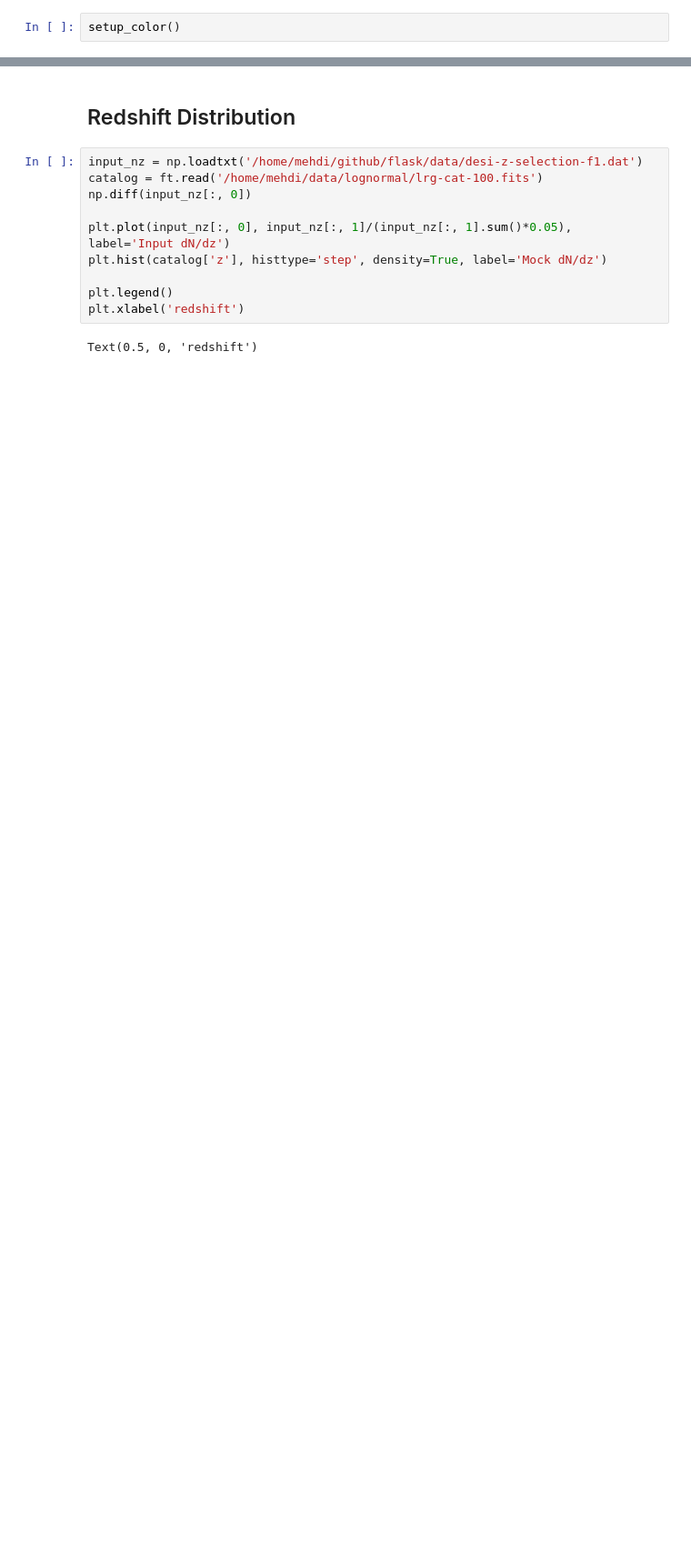
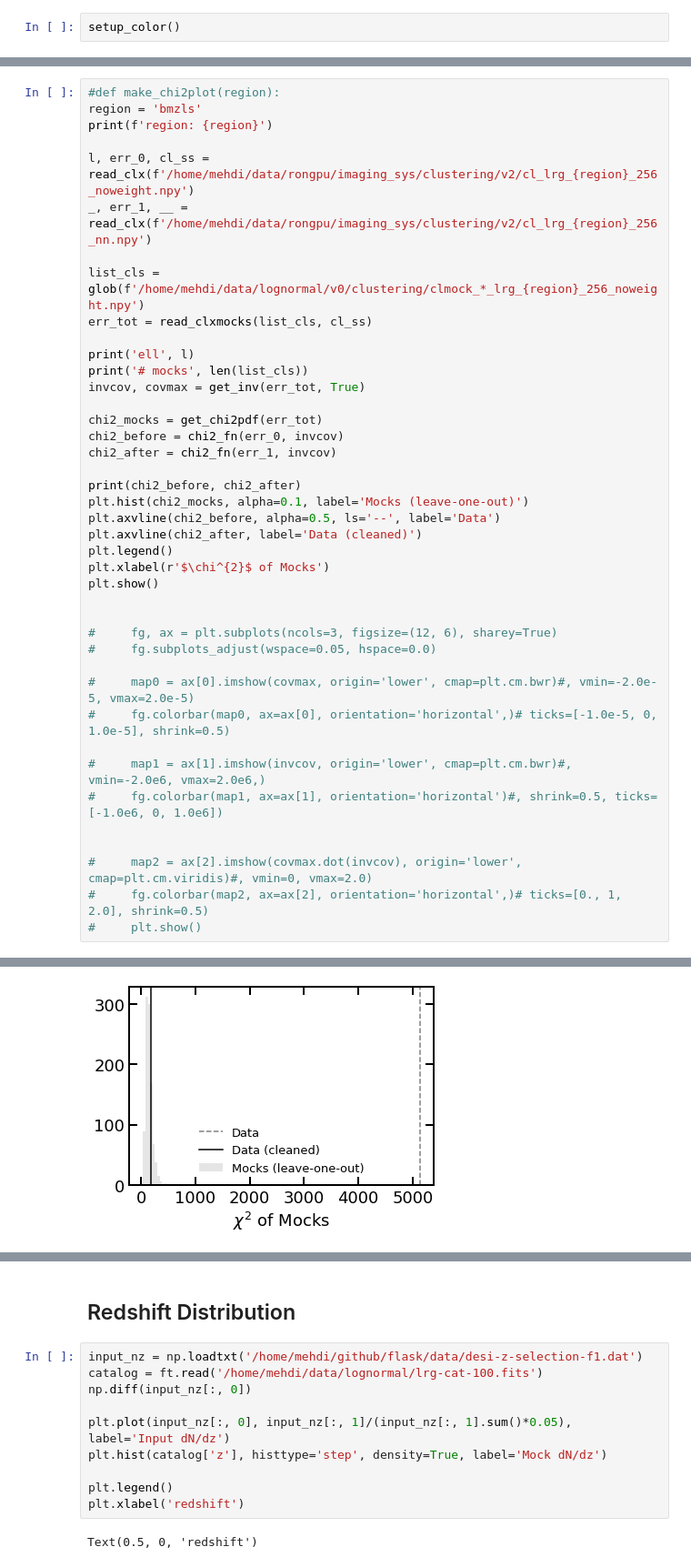
Before and after one commit to mehdirezaie/LSSutils, a Jupyter notebook: notebooks/desi/LognormalFlask.ipynb, the cells around one changed output, grey strips where cells are left out. Shown at 91% size. Cells and saved outputs as stored; diff of their text form; blank space fills up the shorter version.

Commit message:
read cl files

```diff
--- a/notebooks/desi/LognormalFlask.ipynb
+++ b/notebooks/desi/LognormalFlask.ipynb
@@ -17,0 +20,42 @@ setup_color()
+# %%
+#def make_chi2plot(region):
+region = 'bmzls'
+print(f'region: {region}')
+
+l, err_0, cl_ss = read_clx(f'/home/mehdi/data/rongpu/imaging_sys/clustering/v2/cl_lrg_{region}_256_noweight.npy')
+_, err_1, __ = read_clx(f'/home/mehdi/data/rongpu/imaging_sys/clustering/v2/cl_lrg_{region}_256_nn.npy')
+
+list_cls = glob(f'/home/mehdi/data/lognormal/v0/clustering/clmock_*_lrg_{region}_256_noweight.npy')
+err_tot = read_clxmocks(list_cls, cl_ss)
+
+print('ell', l)
+print('# mocks', len(list_cls))
+invcov, covmax = get_inv(err_tot, True)
+
+chi2_mocks = get_chi2pdf(err_tot)
+chi2_before = chi2_fn(err_0, invcov)
+chi2_after = chi2_fn(err_1, invcov)
+
+print(chi2_before, chi2_after)
+plt.hist(chi2_mocks, alpha=0.1, label='Mocks (leave-one-out)')
+plt.axvline(chi2_before, alpha=0.5, ls='--', label='Data')
+plt.axvline(chi2_after, label='Data (cleaned)')
+plt.legend()
+plt.xlabel(r'$\chi^{2}$ of Mocks')
+plt.show()
+
+
+#     fg, ax = plt.subplots(ncols=3, figsize=(12, 6), sharey=True)
+#     fg.subplots_adjust(wspace=0.05, hspace=0.0)
+
+#     map0 = ax[0].imshow(covmax, origin='lower', cmap=plt.cm.bwr)#, vmin=-2.0e-5, vmax=2.0e-5)
+#     fg.colorbar(map0, ax=ax[0], orientation='horizontal',)# ticks=[-1.0e-5, 0, 1.0e-5], shrink=0.5)
+
+#     map1 = ax[1].imshow(invcov, origin='lower', cmap=plt.cm.bwr)#, vmin=-2.0e6, vmax=2.0e6,)
+#     fg.colorbar(map1, ax=ax[1], orientation='horizontal')#, shrink=0.5, ticks=[-1.0e6, 0, 1.0e6])
+
+
+#     map2 = ax[2].imshow(covmax.dot(invcov), origin='lower', cmap=plt.cm.viridis)#, vmin=0, vmax=2.0)
+#     fg.colorbar(map2, ax=ax[2], orientation='horizontal',)# ticks=[0., 1, 2.0], shrink=0.5)
+#     plt.show()
+# %% [output]
@@ -17,0 +70 @@ setup_color()
+[figure, added]
```
Also changed, not shown: parts of 12 cells of this notebook, 3 other files.
